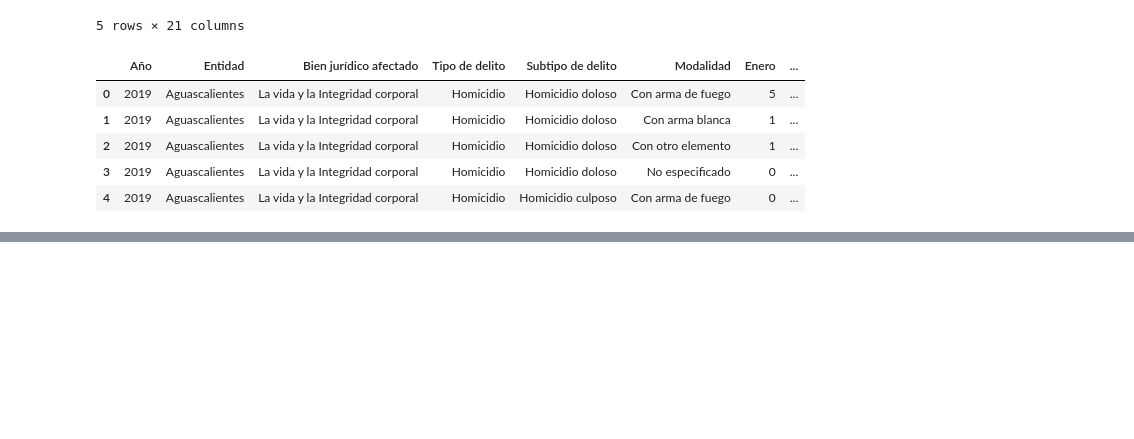
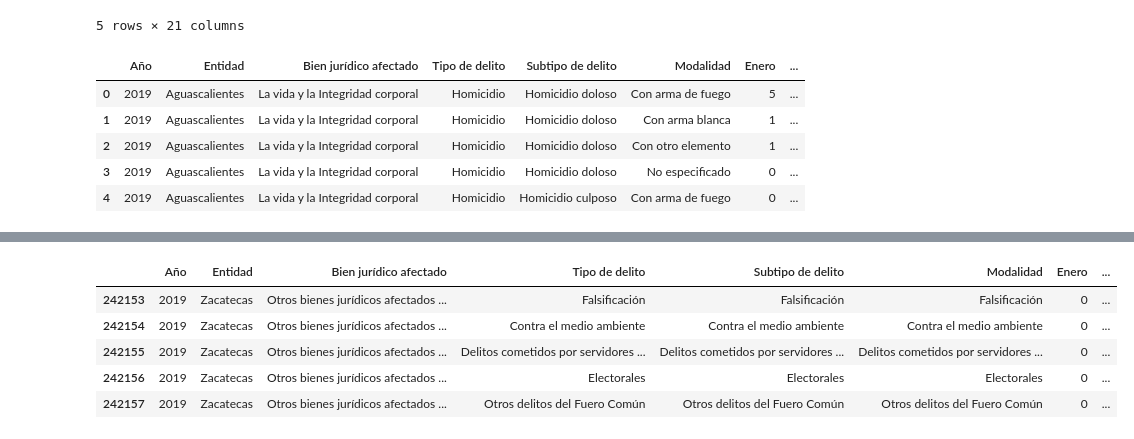
Before and after one commit to AleCano1/Analisis-Violencia-Mexico, a Jupyter notebook: Analisis_violencia_mexico.ipynb, the cells around one changed output, grey strips where cells are left out. Saved outputs shown, nothing was run; the diff lists cells and outputs as text; code cells hidden in the pictures; blank space fills up the shorter version.

```diff
--- a/Analisis_violencia_mexico.ipynb
+++ b/Analisis_violencia_mexico.ipynb
@@ -38,0 +64,9 @@ violencia_2019_df.head()
+# %%
+violencia_2019_df.tail()
+# %% [output]
+|  | Año | Entidad | Bien jurídico afectado | Tipo de delito | Subtipo de delito | Modalidad | Enero | ... |
+| 242153 | 2019 | Zacatecas | Otros bienes jurídicos afectados ... | Falsificación | Falsificación | Falsificación | 0 | ... |
+| 242154 | 2019 | Zacatecas | Otros bienes jurídicos afectados ... | Contra el medio ambiente | Contra el medio ambiente | Contra el medio ambiente | 0 | ... |
+| 242155 | 2019 | Zacatecas | Otros bienes jurídicos afectados ... | Delitos cometidos por servidores ... | Delitos cometidos por servidores ... | Delitos cometidos por servidores ... | 0 | ... |
+| 242156 | 2019 | Zacatecas | Otros bienes jurídicos afectados ... | Electorales | Electorales | Electorales | 0 | ... |
+| 242157 | 2019 | Zacatecas | Otros bienes jurídicos afectados ... | Otros delitos del Fuero Común | Otros delitos del Fuero Común | Otros delitos del Fuero Común | 0 | ... |
```
Also changed, not shown: parts of 9 cells of this notebook, 1 other file.
